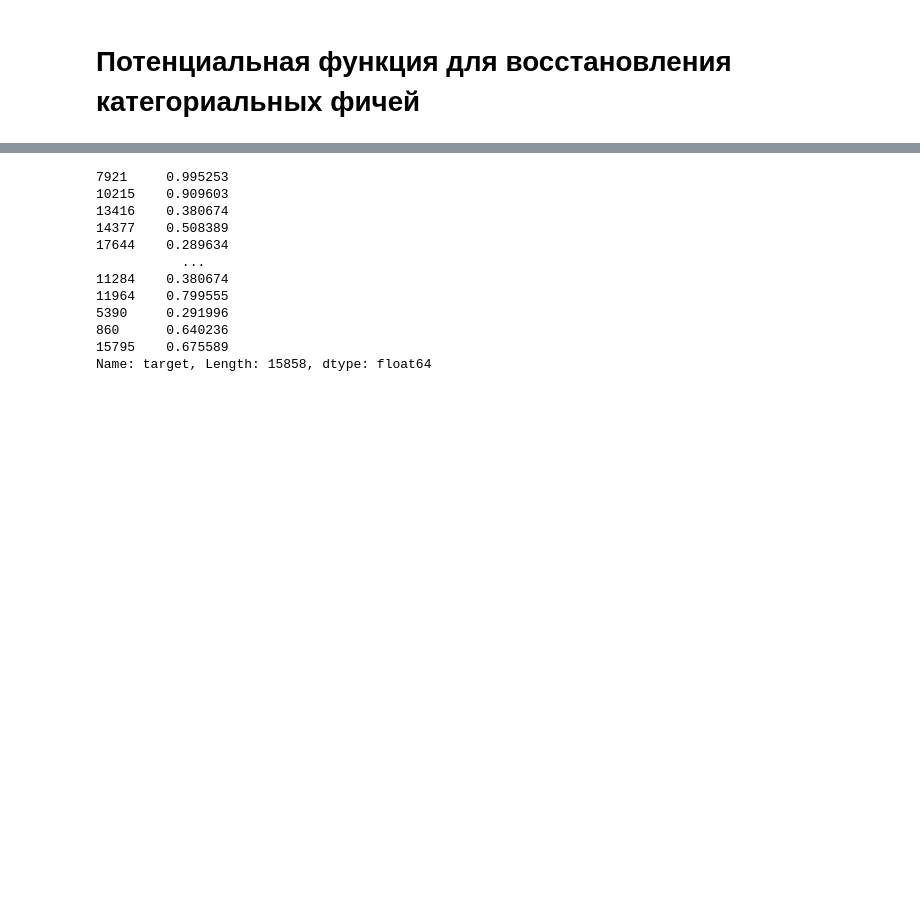
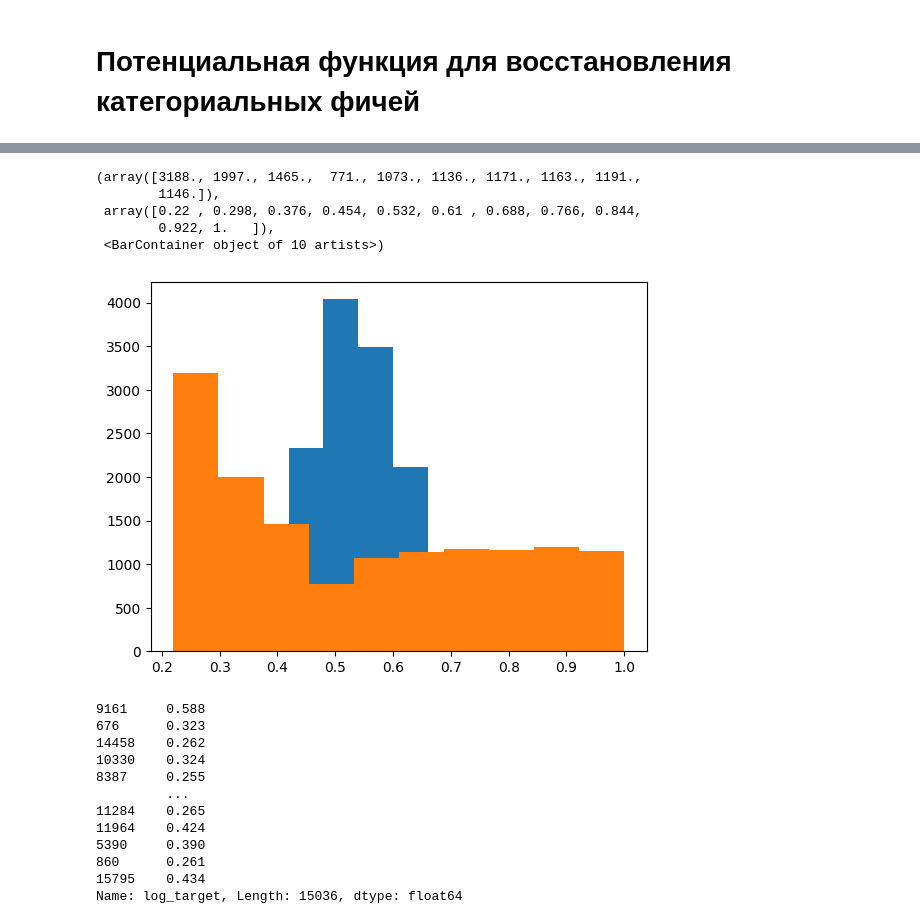
Before and after one commit to he11scream/DS_projects, a Jupyter notebook: Regression/Comp.ipynb, the cells around one changed output, grey strips where cells are left out. Cells and saved outputs as stored; diff of their text form; code cells hidden in the pictures; blank space fills up the shorter version.

```diff
--- a/Regression/Comp.ipynb
+++ b/Regression/Comp.ipynb
@@ -339,15 +388,25 @@ array([[0.98785377],
+# %%
+plt.hist(oof_pred.data[:, 0])
+plt.hist(tr_data['target'])
+# %% [output]
+(array([3188., 1997., 1465.,  771., 1073., 1136., 1171., 1163., 1191.,
+        1146.]),
+ array([0.22 , 0.298, 0.376, 0.454, 0.532, 0.61 , 0.688, 0.766, 0.844,
+        0.922, 1.   ]),
+ <BarContainer object of 10 artists>)
+[figure, added]
 # %%
-tr_data['target']
+tr_data['log_target']
 # %% [output]
-7921     0.995253
-10215    0.909603
-13416    0.380674
-14377    0.508389
-17644    0.289634
-           ...
-11284    0.380674
-11964    0.799555
-5390     0.291996
-860      0.640236
-15795    0.675589
-Name: target, Length: 15858, dtype: float64
+9161     0.588
+676      0.323
+14458    0.262
+10330    0.324
+8387     0.255
+         ...
+11284    0.265
+11964    0.424
+5390     0.390
+860      0.261
+15795    0.434
+Name: log_target, Length: 15036, dtype: float64
```
Also changed, not shown: parts of 49 cells of this notebook.
